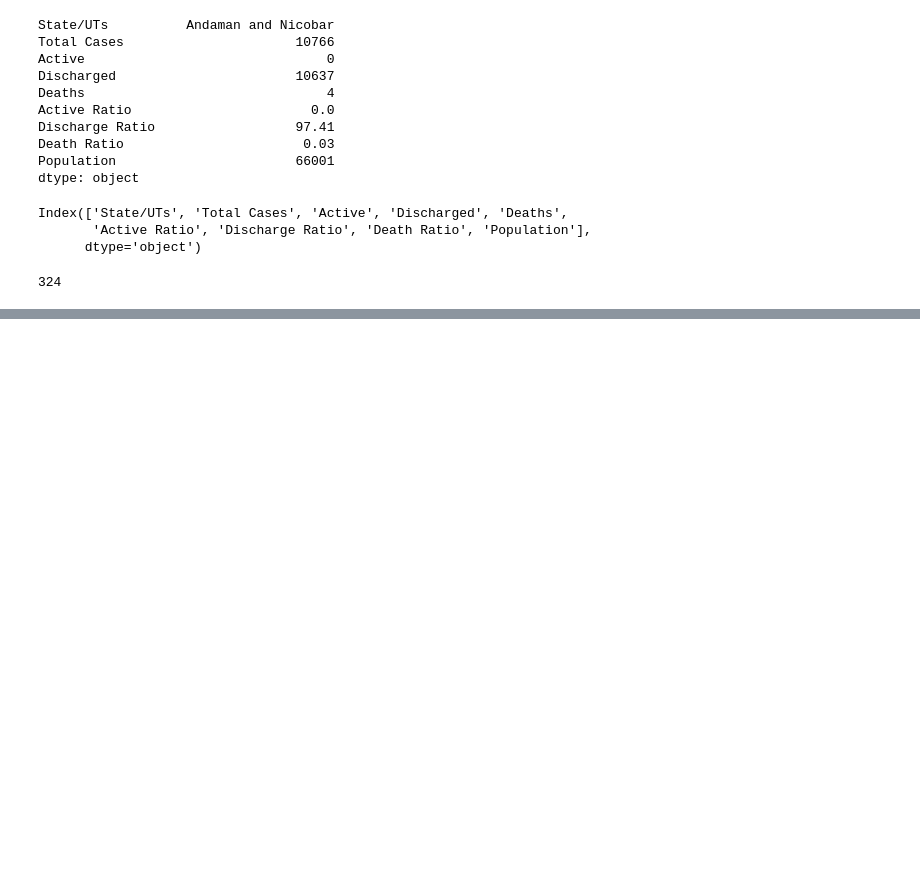
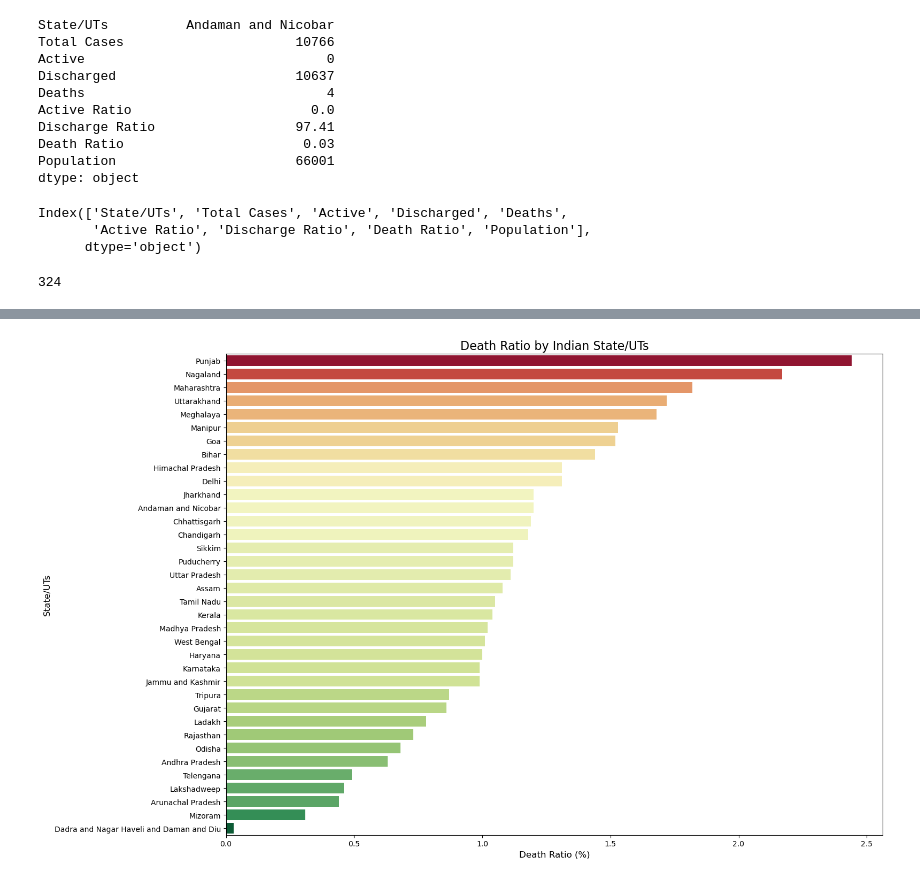
Before and after one commit to logesh-001/Covid_analysis, a Jupyter notebook: Covid.ipynb, the cells around one changed output, grey strips where cells are left out. Cells and saved outputs as stored; diff of their text form; code cells hidden in the pictures; blank space fills up the shorter version.

```diff
--- a/Covid.ipynb
+++ b/Covid.ipynb
@@ -87,0 +134,15 @@ plt.show()
+# %%
+data_sorted = data.sort_values(by='Death Ratio', ascending=False)
+
+plt.figure(figsize=(16, 10))
+
+sns.barplot(x='Death Ratio', y='State/UTs', data=data_sorted, hue='Death Ratio', palette='RdYlGn_r', dodge=False, legend=False)
+
+plt.title('Death Ratio by Indian State/UTs', fontsize=16)
+plt.xlabel('Death Ratio (%)', fontsize=12)
+plt.ylabel('State/UTs', fontsize=12)
+
+plt.tight_layout()
+plt.show()
+# %% [output]
+[figure, added]
```
Also changed, not shown: parts of 9 cells of this notebook, 21 other files.
